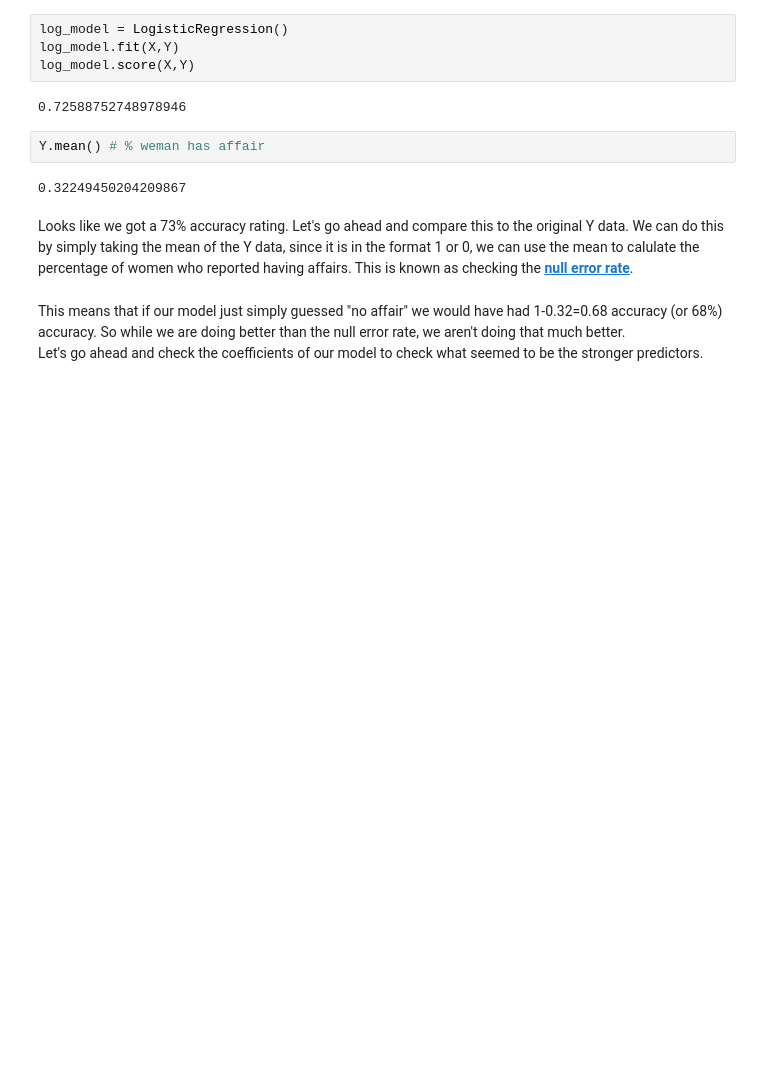
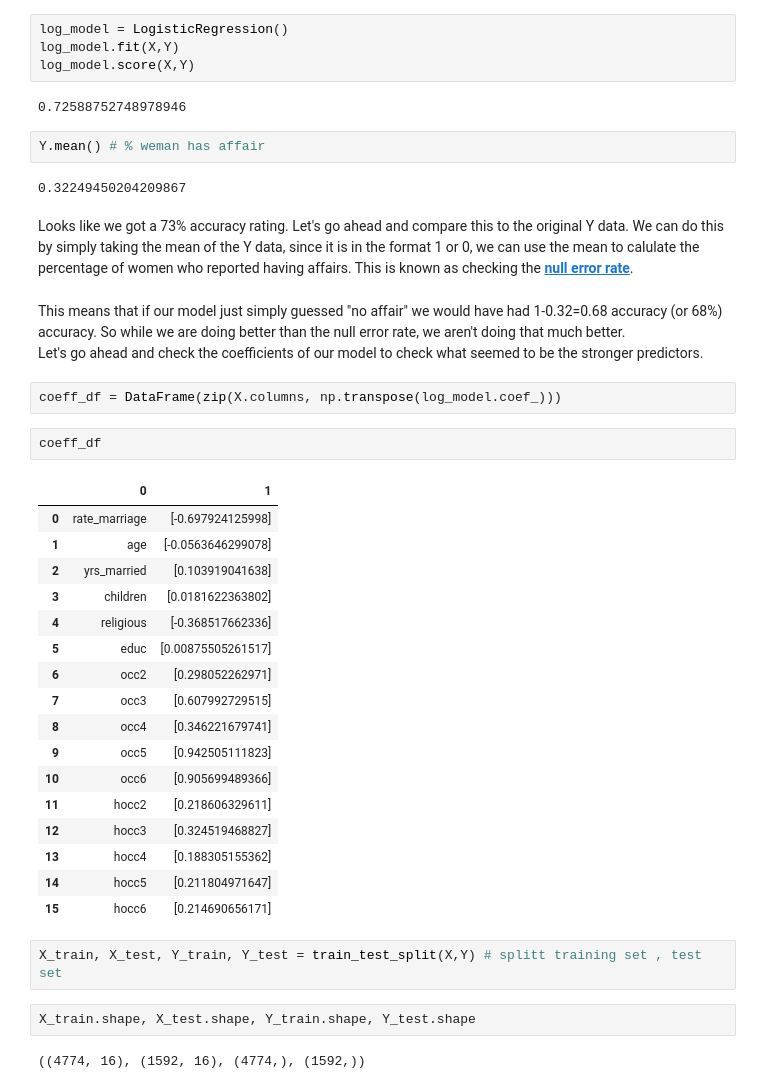
Before and after one commit to simpleweiwei/Data_Ana_Vis_ML_UDEMY, a Jupyter notebook: Supervised_Learning-Logistic_Regression.ipynb, the cells around one changed output. Drawn from its saved outputs; the diff is of its cells as text; blank space fills up the shorter version.

```diff
--- a/Supervised_Learning-Logistic_Regression.ipynb
+++ b/Supervised_Learning-Logistic_Regression.ipynb
@@ -318,3 +318,31 @@ Looks like we got a 73% accuracy rating. Let's go ahead and compare this to the
 # %% [markdown]
 This means that if our model just simply guessed "no affair" we would have had 1-0.32=0.68 accuracy (or 68%) accuracy. So while we are doing better than the null error rate, we aren't doing that much better.
 Let's go ahead and check the coefficients of our model to check what seemed to be the stronger predictors.
+# %%
+coeff_df = DataFrame(zip(X.columns, np.transpose(log_model.coef_)))
+# %%
+coeff_df
+# %% [output]
+|  | 0 | 1 |
+| 0 | rate_marriage | [-0.697924125998] |
+| 1 | age | [-0.0563646299078] |
+| 2 | yrs_married | [0.103919041638] |
+| 3 | children | [0.0181622363802] |
+| 4 | religious | [-0.368517662336] |
+| 5 | educ | [0.00875505261517] |
+| 6 | occ2 | [0.298052262971] |
+| 7 | occ3 | [0.607992729515] |
+| 8 | occ4 | [0.346221679741] |
+| 9 | occ5 | [0.942505111823] |
+| 10 | occ6 | [0.905699489366] |
+| 11 | hocc2 | [0.218606329611] |
+| 12 | hocc3 | [0.324519468827] |
+| 13 | hocc4 | [0.188305155362] |
+| 14 | hocc5 | [0.211804971647] |
+| 15 | hocc6 | [0.214690656171] |
+# %%
+X_train, X_test, Y_train, Y_test = train_test_split(X,Y) # splitt training set , test set
+# %%
+X_train.shape, X_test.shape, Y_train.shape, Y_test.shape
+# %% [output]
+((4774, 16), (1592, 16), (4774,), (1592,))
```
Also changed, not shown: parts of 4 cells of this notebook.
